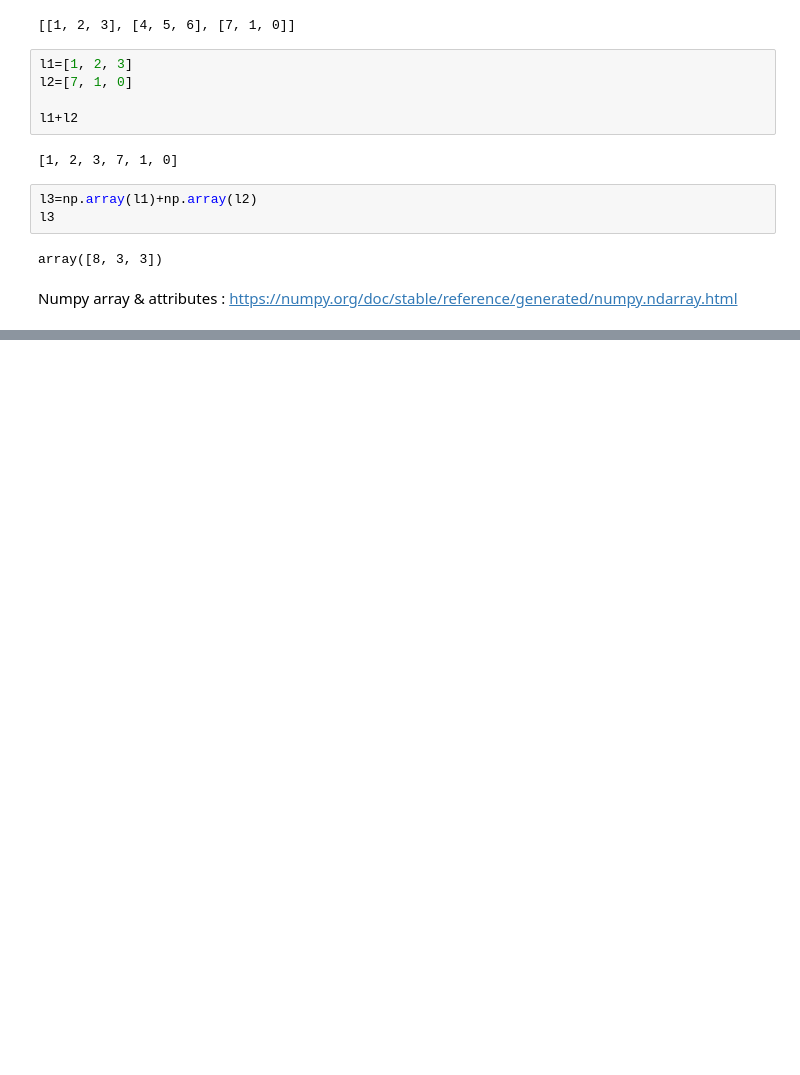
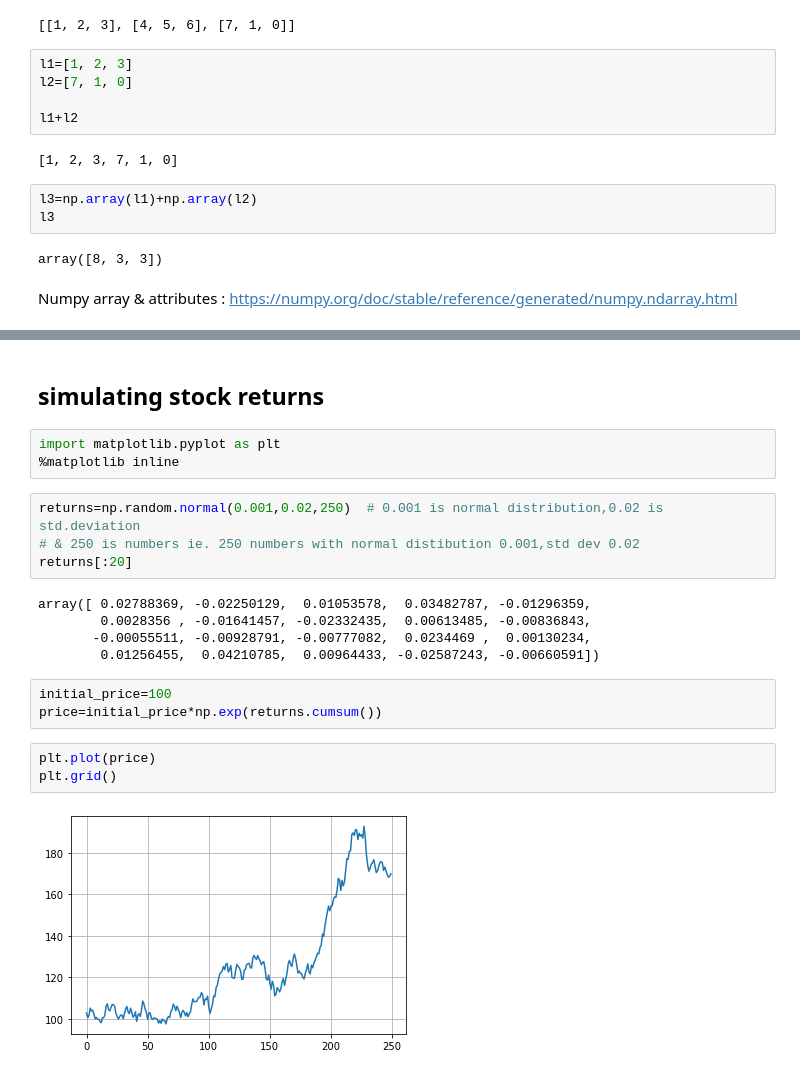
Before and after one commit to sdk1728/python_libraries, a Jupyter notebook: NUMPY LIBRARY.ipynb, the cells around one changed output, grey strips where cells are left out. Saved outputs shown, nothing was run; the diff lists cells and outputs as text; blank space fills up the shorter version.

```diff
--- a/NUMPY LIBRARY.ipynb
+++ b/NUMPY LIBRARY.ipynb
@@ -348,0 +704,22 @@ Numpy array & attributes :
+# %% [markdown]
+## simulating stock returns
+# %%
+import matplotlib.pyplot as plt
+%matplotlib inline
+# %%
+returns=np.random.normal(0.001,0.02,250)  # 0.001 is normal distribution,0.02 is std.deviation
+# & 250 is numbers ie. 250 numbers with normal distibution 0.001,std dev 0.02
+returns[:20]
+# %% [output]
+array([ 0.02788369, -0.02250129,  0.01053578,  0.03482787, -0.01296359,
+        0.0028356 , -0.01641457, -0.02332435,  0.00613485, -0.00836843,
+       -0.00055511, -0.00928791, -0.00777082,  0.0234469 ,  0.00130234,
+        0.01256455,  0.04210785,  0.00964433, -0.02587243, -0.00660591])
+# %%
+initial_price=100
+price=initial_price*np.exp(returns.cumsum())
+# %%
+plt.plot(price)
+plt.grid()
+# %% [output]
+[figure, added]
```
Also changed, not shown: parts of 69 cells of this notebook.
